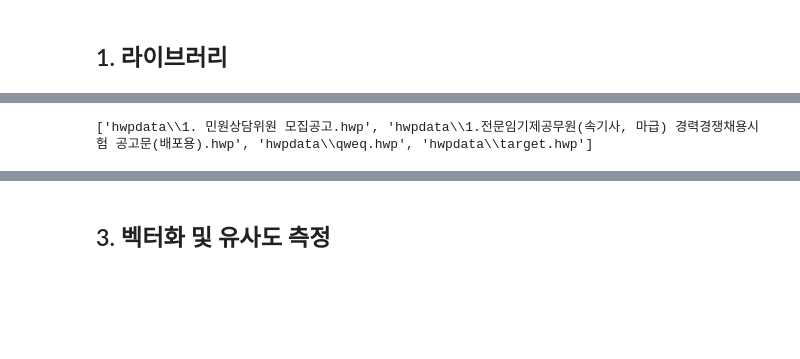
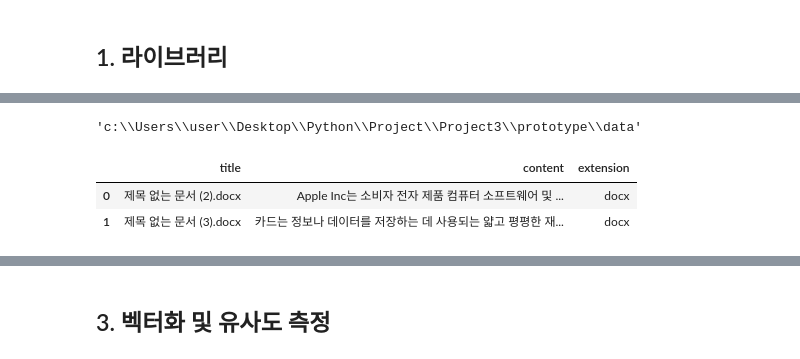
Before and after one commit to Leecw0610/NLP_doc_sim_project, a Jupyter notebook: prototype/data/230131_main.ipynb, the cells around one changed output, grey strips where cells are left out. Cells and saved outputs as stored; diff of their text form; code cells hidden in the pictures; blank space fills up the shorter version.

```diff
--- a/prototype/data/230131_main.ipynb
+++ b/prototype/data/230131_main.ipynb
@@ -14,0 +30,17 @@ import numpy as np
+# %%
+#리스트 -> 문자열
+def listToString(str_list):
+    result = ""
+    for s in str_list:
+        result += s + " "
+    return result.strip()
+# %%
+# 정규표현식 한글 남겨두고 특수문자, \r\n 제거하여 관련 정규문
+import re
+
+def remove_special_characters(text):
+    return re.sub(r'[^0-9a-zA-Z가-힣\s\r\n]', '', text).strip()
+# %%
+pwd
+# %% [output]
+'c:\\Users\\user\\Desktop\\Python\\Project\\Project3\\prototype\\data'
@@ -14,0 +170,13 @@ import numpy as np
+# %%
+df_target_merged = pd.concat([hwp_df, pptx_df, docx_df,pdf_df,csv_xlsx_df])
+df_target_merged = df_target_merged.reset_index()
+df_target_merged = df_target_merged.drop(['index'],axis=1)
+# %%
+for i in range(len(df_target_merged['content'])):
+  df_target_merged['content'].loc[i] = remove_special_characters(df_target_merged['content'].loc[i])
+# %%
+df_target_merged
+# %% [output]
+|  | title | content | extension |
+| 0 | 제목 없는 문서 (2).docx | Apple Inc는 소비자 전자 제품 컴퓨터 소프트웨어 및 ... | docx |
+| 1 | 제목 없는 문서 (3).docx | 카드는 정보나 데이터를 저장하는 데 사용되는 얇고 평평한 재... | docx |
@@ -27,4 +348,0 @@ names = [os.path.basename(x) for x in flist]
-# %%
-print(flist)
-# %% [output]
-['hwpdata\\1. 민원상담위원 모집공고.hwp', 'hwpdata\\1.전문임기제공무원(속기사, 마급) 경력경쟁채용시험 공고문(배포용).hwp', 'hwpdata\\qweq.hwp', 'hwpdata\\target.hwp']
```
Also changed, not shown: parts of 78 cells of this notebook, 6 other files.
